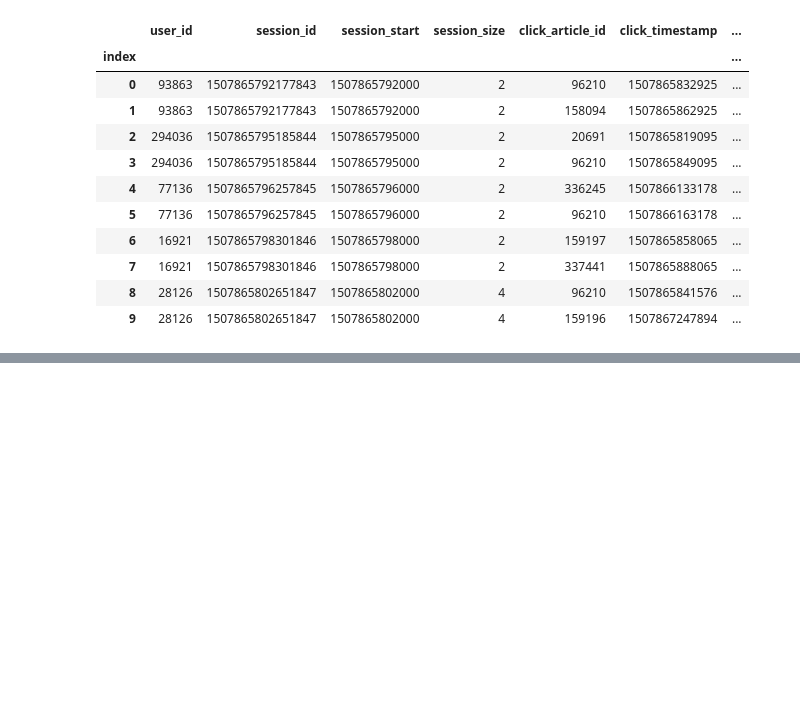
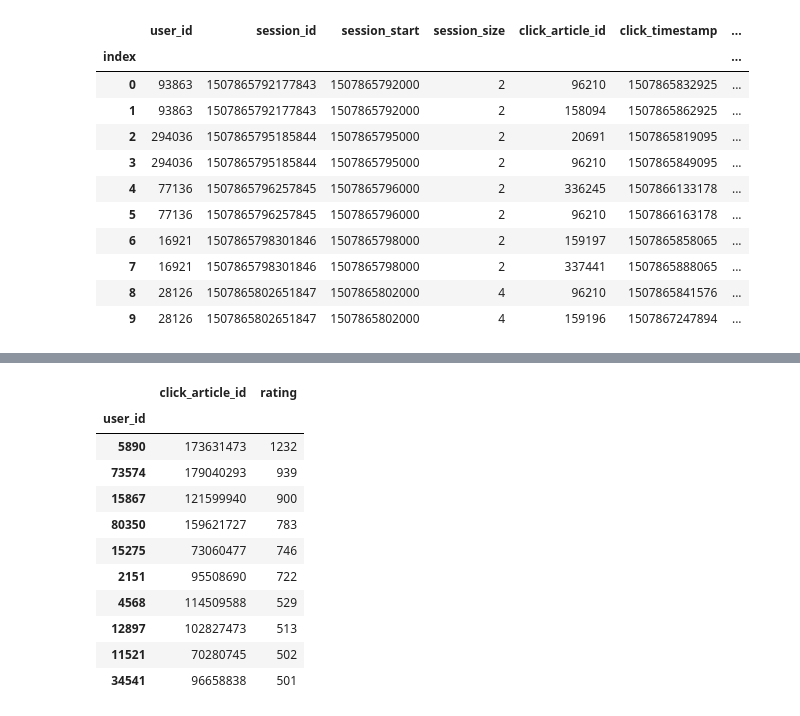
Before and after one commit to Wonters/content_recom, a Jupyter notebook: analyse.ipynb, the cells around one changed output, grey strips where cells are left out. Saved outputs shown, nothing was run; the diff lists cells and outputs as text; code cells hidden in the pictures; blank space fills up the shorter version.

```diff
--- a/analyse.ipynb
+++ b/analyse.ipynb
@@ -107,0 +84,17 @@ ImportError: numpy.core.multiarray failed to import (auto-generated because you
+# %%
+top_articles = articles_clicks_per_user.groupby('user_id').agg('sum')
+top_articles = top_articles.sort_values(by='rating', ascending=False)
+top_articles.iloc[:10]
+# %% [output]
+|  | click_article_id | rating |
+| user_id |  |  |
+| 5890 | 173631473 | 1232 |
+| 73574 | 179040293 | 939 |
+| 15867 | 121599940 | 900 |
+| 80350 | 159621727 | 783 |
+| 15275 | 73060477 | 746 |
+| 2151 | 95508690 | 722 |
+| 4568 | 114509588 | 529 |
+| 12897 | 102827473 | 513 |
+| 11521 | 70280745 | 502 |
+| 34541 | 96658838 | 501 |
```
Also changed, not shown: parts of 24 cells of this notebook, 1 other file.
